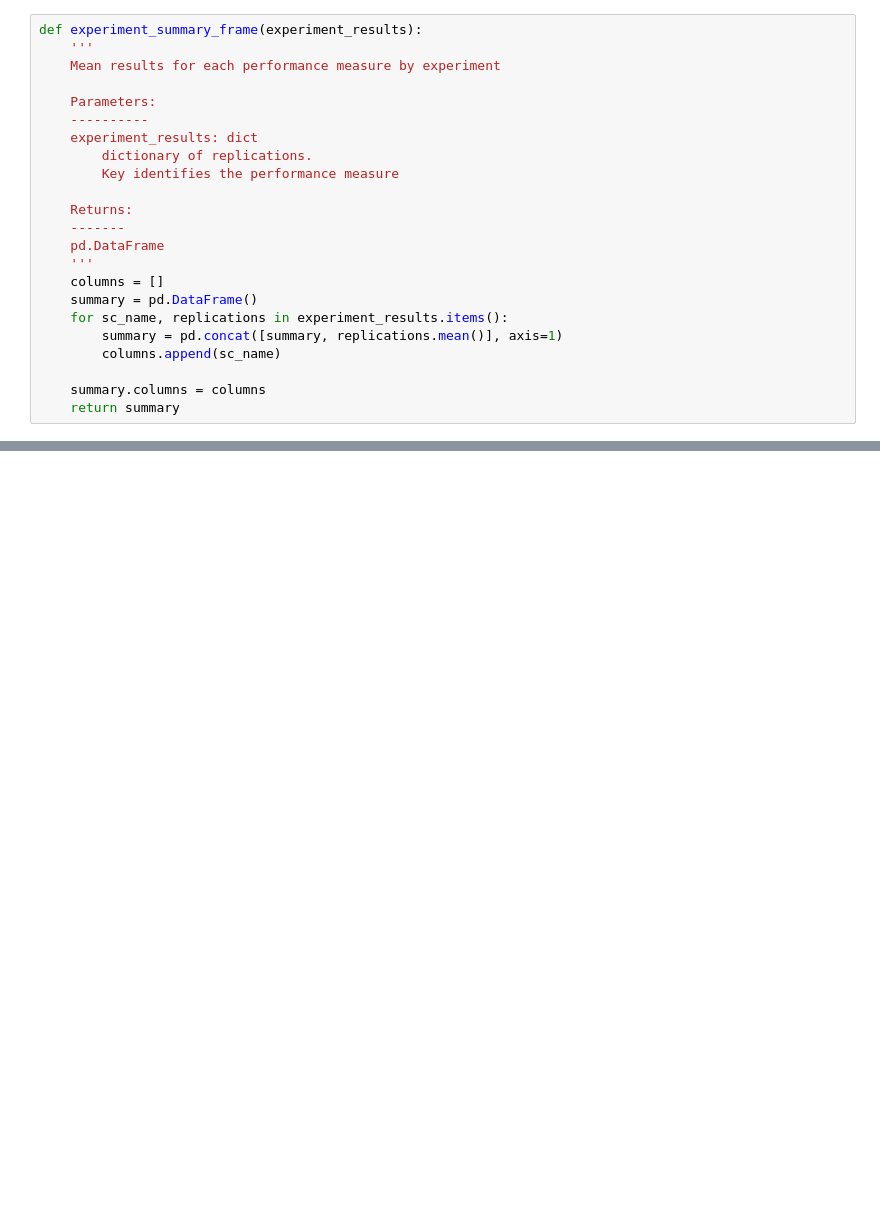
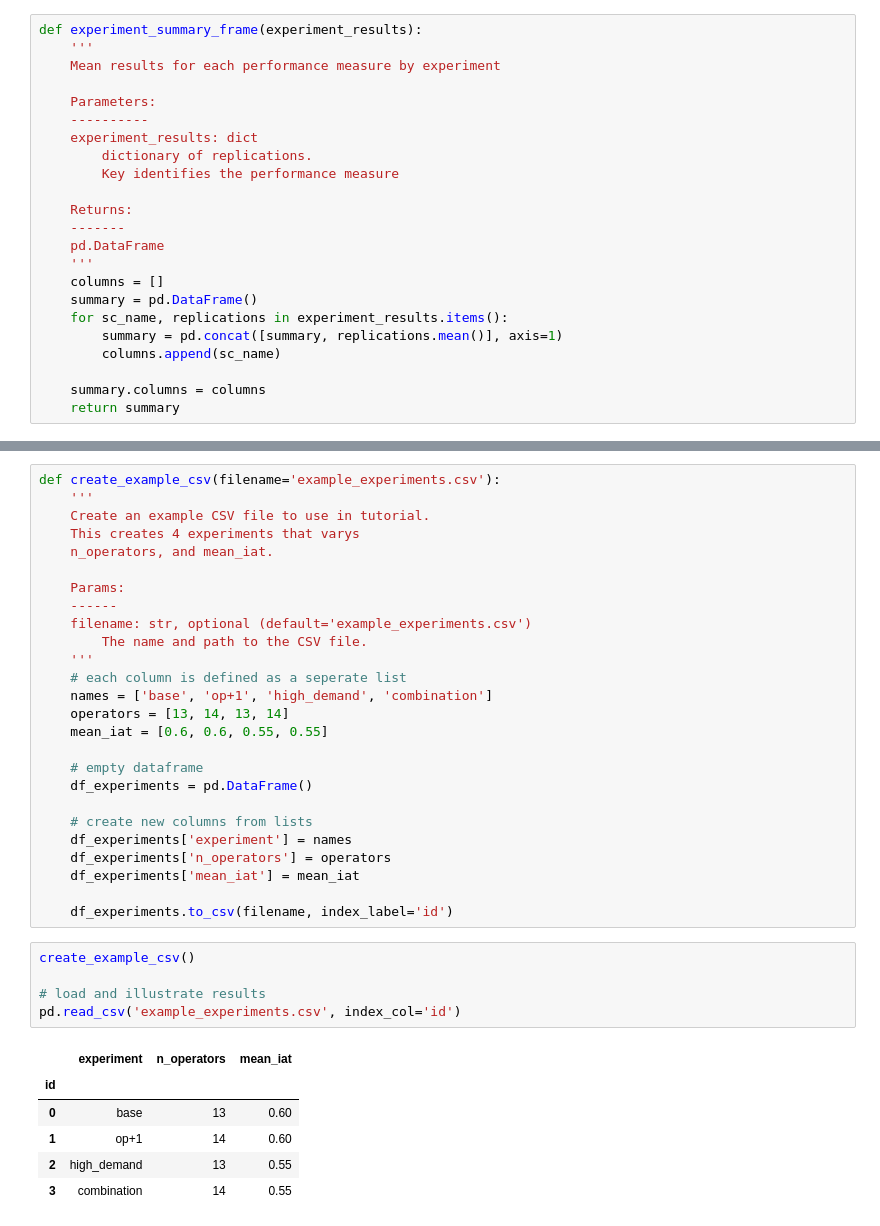
Before and after one commit to pythonhealthdatascience/intro-open-sim, a Jupyter notebook: content/07_experiments.ipynb, the cells around one changed output, grey strips where cells are left out. Cells and saved outputs as stored; diff of their text form; blank space fills up the shorter version.

Commit message:
feat(exp): load multple exp from CSV

```diff
--- a/content/07_experiments.ipynb
+++ b/content/07_experiments.ipynb
@@ -563,0 +565,38 @@ summary_frame.round(2)
+# %%
+def create_example_csv(filename='example_experiments.csv'):
+    '''
+    Create an example CSV file to use in tutorial.
+    This creates 4 experiments that varys
+    n_operators, and mean_iat.
+
+    Params:
+    ------
+    filename: str, optional (default='example_experiments.csv')
+        The name and path to the CSV file.
+    '''
+    # each column is defined as a seperate list
+    names = ['base', 'op+1', 'high_demand', 'combination']
+    operators = [13, 14, 13, 14]
+    mean_iat = [0.6, 0.6, 0.55, 0.55]
+
+    # empty dataframe
+    df_experiments = pd.DataFrame()
+
+    # create new columns from lists
+    df_experiments['experiment'] = names
+    df_experiments['n_operators'] = operators
+    df_experiments['mean_iat'] = mean_iat
+
+    df_experiments.to_csv(filename, index_label='id')
+# %%
+create_example_csv()
+
+# load and illustrate results
+pd.read_csv('example_experiments.csv', index_col='id')
+# %% [output]
+|  | experiment | n_operators | mean_iat |
+| id |  |  |  |
+| 0 | base | 13 | 0.60 |
+| 1 | op+1 | 14 | 0.60 |
+| 2 | high_demand | 13 | 0.55 |
+| 3 | combination | 14 | 0.55 |
```
Also changed, not shown: parts of 15 cells of this notebook.
